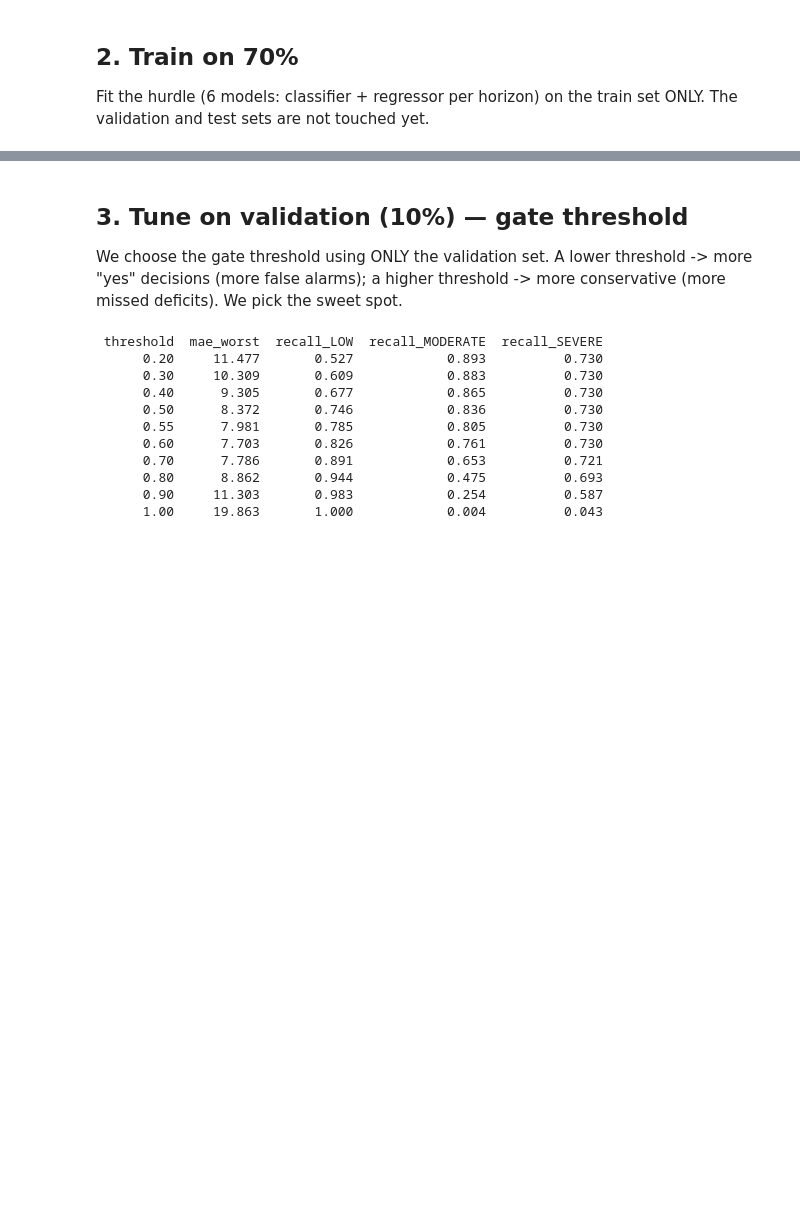
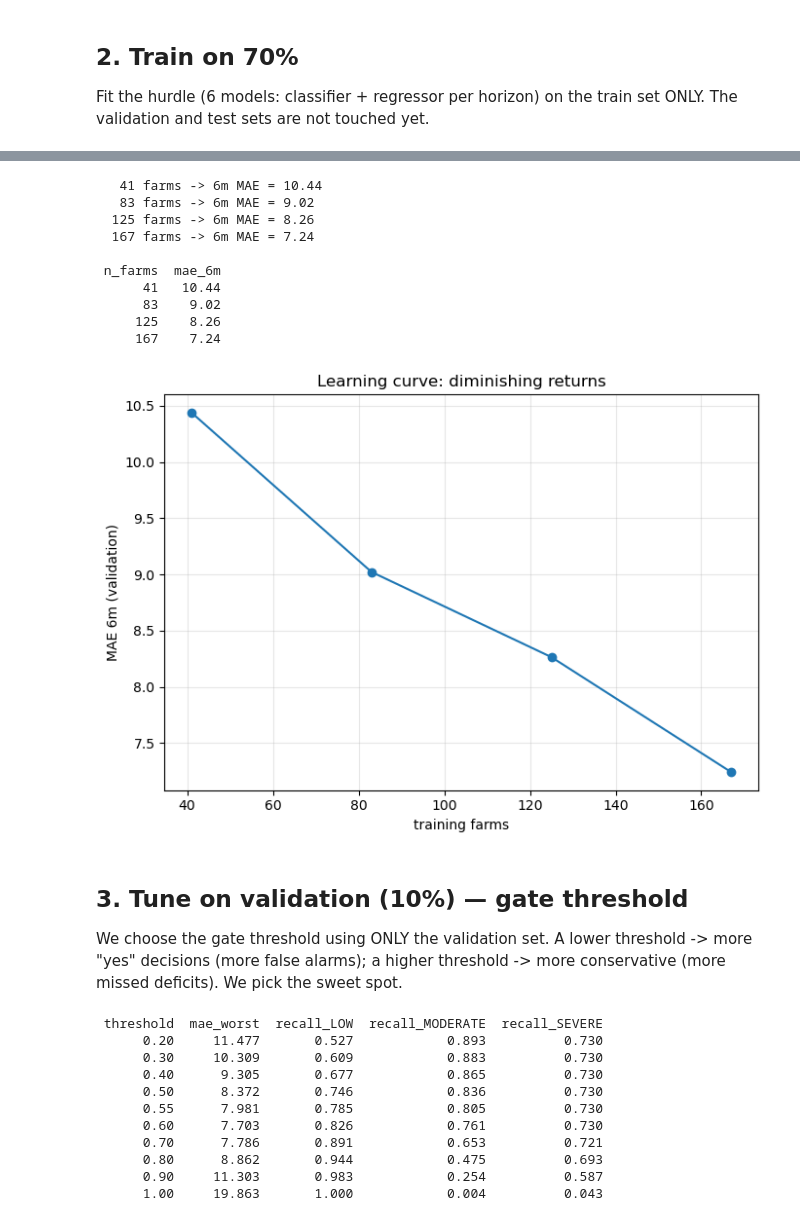
Before and after one commit to WMRioga/ALSRS, a Jupyter notebook: ml/05_train_validation_test.ipynb, the cells around one changed output, grey strips where cells are left out. Drawn from its saved outputs; the diff is of its cells as text; code cells hidden in the pictures; blank space fills up the shorter version.

```diff
--- a/ml/05_train_validation_test.ipynb
+++ b/ml/05_train_validation_test.ipynb
@@ -177,6 +234,14 @@ models = {}   # target -> (classifier, regressor)
 for t in TARGETS:
     models[t] = fit_hurdle(Xtr, tr[t].to_numpy())
     print(f"trained {t}")
+
+# Baseline: a single RandomForestRegressor per horizon (sample_weight = deficit).
+base_models = {}
+for t in TARGETS:
+    m = make_regressor()
+    m.fit(Xtr, tr[t].to_numpy(), sample_weight=weight_linear(tr[t].to_numpy()))
+    base_models[t] = m
+    print(f"baseline trained {t}")
 # %% [output]
 trained future_deficit_1m
 trained future_deficit_3m
@@ -184,3 +257,46 @@ trained future_deficit_6m
+# %%
+fractions = [0.25, 0.5, 0.75, 1.0]
+rows = []
+for frac in fractions:
+    n = int(len(train_pts) * frac)
+    subset = train_pts[:n]                       # deterministic (seeded order)
+    sub = df[df["point_id"].isin(subset)]
+    Xsub = sub[FEATURES].to_numpy()
+
+    sub_models = {}
+    for t in TARGETS:
+        sub_models[t] = fit_hurdle(Xsub, sub[t].to_numpy())
+
+    clf, reg = sub_models["future_deficit_6m"]   # the hardest horizon
+    g = predict_gated(clf, reg, Xva)
+    mae = mean_absolute_error(va["future_deficit_6m"], g)
+    rows.append([len(subset), mae])
+    print(f"  {len(subset):3d} farms -> 6m MAE = {mae:.2f}")
+
+lc = pd.DataFrame(rows, columns=["n_farms", "mae_6m"])
+print()
+print(lc.round(2).to_string(index=False))
+
+plt.figure(figsize=(7, 5))
+plt.plot(lc["n_farms"], lc["mae_6m"], "o-", color="C0")
+plt.xlabel("training farms")
+plt.ylabel("MAE 6m (validation)")
+plt.title("Learning curve: diminishing returns")
+plt.grid(True, alpha=0.3)
+plt.tight_layout()
+plt.show()
+# %% [output]
+   41 farms -> 6m MAE = 10.44
+   83 farms -> 6m MAE = 9.02
+  125 farms -> 6m MAE = 8.26
+  167 farms -> 6m MAE = 7.24
+
+ n_farms  mae_6m
+      41   10.44
+      83    9.02
+     125    8.26
+     167    7.24
+[figure, added]
 # %% [markdown]
 ## 3. Tune on validation (10%) — gate threshold
 
```
Also changed, not shown: parts of 11 cells of this notebook, 53 other files.
